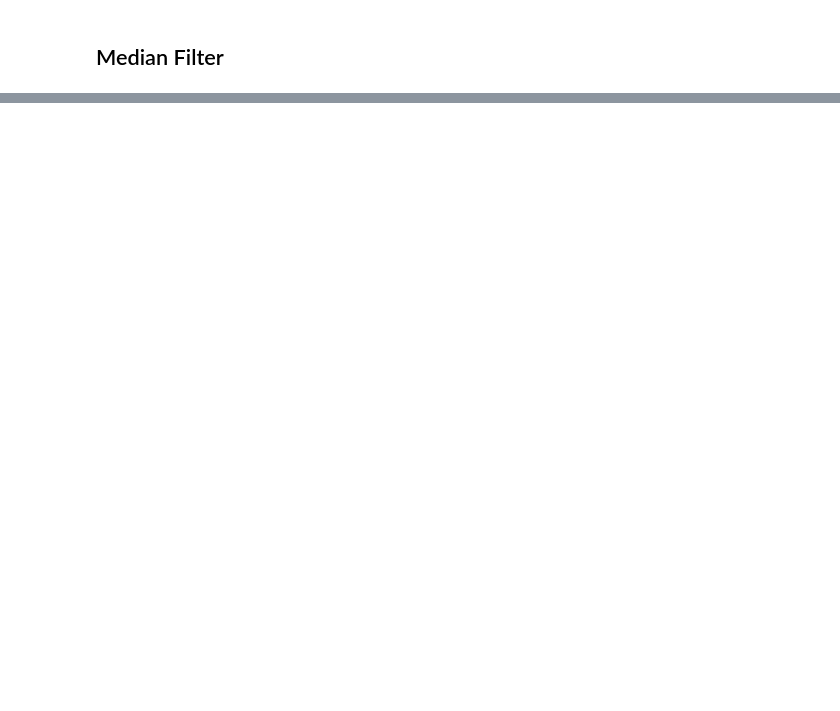
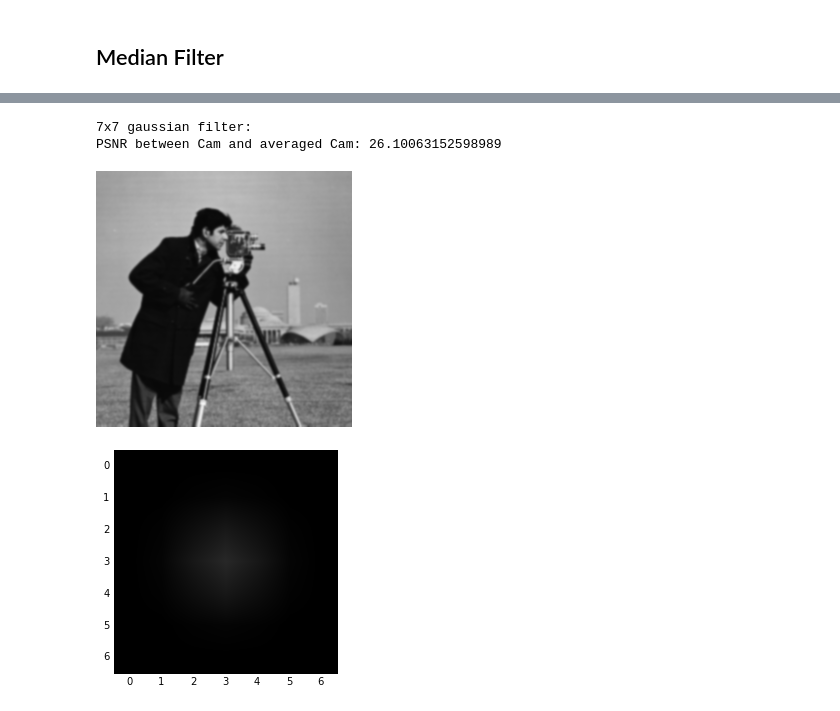
Before and after one commit to Erik-J-D/SYDE575-lab, a Jupyter notebook: LAB_2/Lab 2.ipynb, the cells around one changed output, grey strips where cells are left out. Saved outputs shown, nothing was run; the diff lists cells and outputs as text; code cells hidden in the pictures; blank space fills up the shorter version.

```diff
--- a/LAB_2/Lab 2.ipynb
+++ b/LAB_2/Lab 2.ipynb
@@ -180,0 +184,22 @@ PSNR between Lena and averaged Lena: 31.578601542543634
+# %%
+gaus_cam =  np.array([[0.0000, 0.0002, 0.0011, 0.0018, 0.0011, 0.0002, 0.0000],
+[0.0002, 0.0029, 0.0131, 0.0216, 0.0131, 0.0029, 0.0002],
+[0.0011, 0.0131, 0.0586, 0.0966, 0.0586, 0.0131, 0.0011],
+[0.0018, 0.0216, 0.0966, 0.1592, 0.0966, 0.0216, 0.0018],
+[0.0011, 0.0131, 0.0586, 0.0966, 0.0586, 0.0131, 0.0011],
+[0.0002, 0.0029, 0.0131, 0.0216, 0.0131, 0.0029, 0.0002],
+[0.0000, 0.0002, 0.0011, 0.0018, 0.0011, 0.0002, 0.0000]]) # because python doesn't have an exact 'fspecial' equivalent
+
+print("7x7 gaussian filter:")
+imshow(Image.fromarray(gaus_cam *255))
+
+gaus_cam_denoised = Image.fromarray(ndimage.convolve(np.array(cam), gaus_cam), 'L')
+
+print("PSNR between Cam and averaged Cam: " + str(PSNR(cam, gaus_cam_denoised)) + "\n")
+
+gaus_cam_denoised
+# %% [output]
+7x7 gaussian filter:
+PSNR between Cam and averaged Cam: 26.10063152598989
+[figure, added]
+[figure, added]
```
Also changed, not shown: parts of 17 cells of this notebook.
